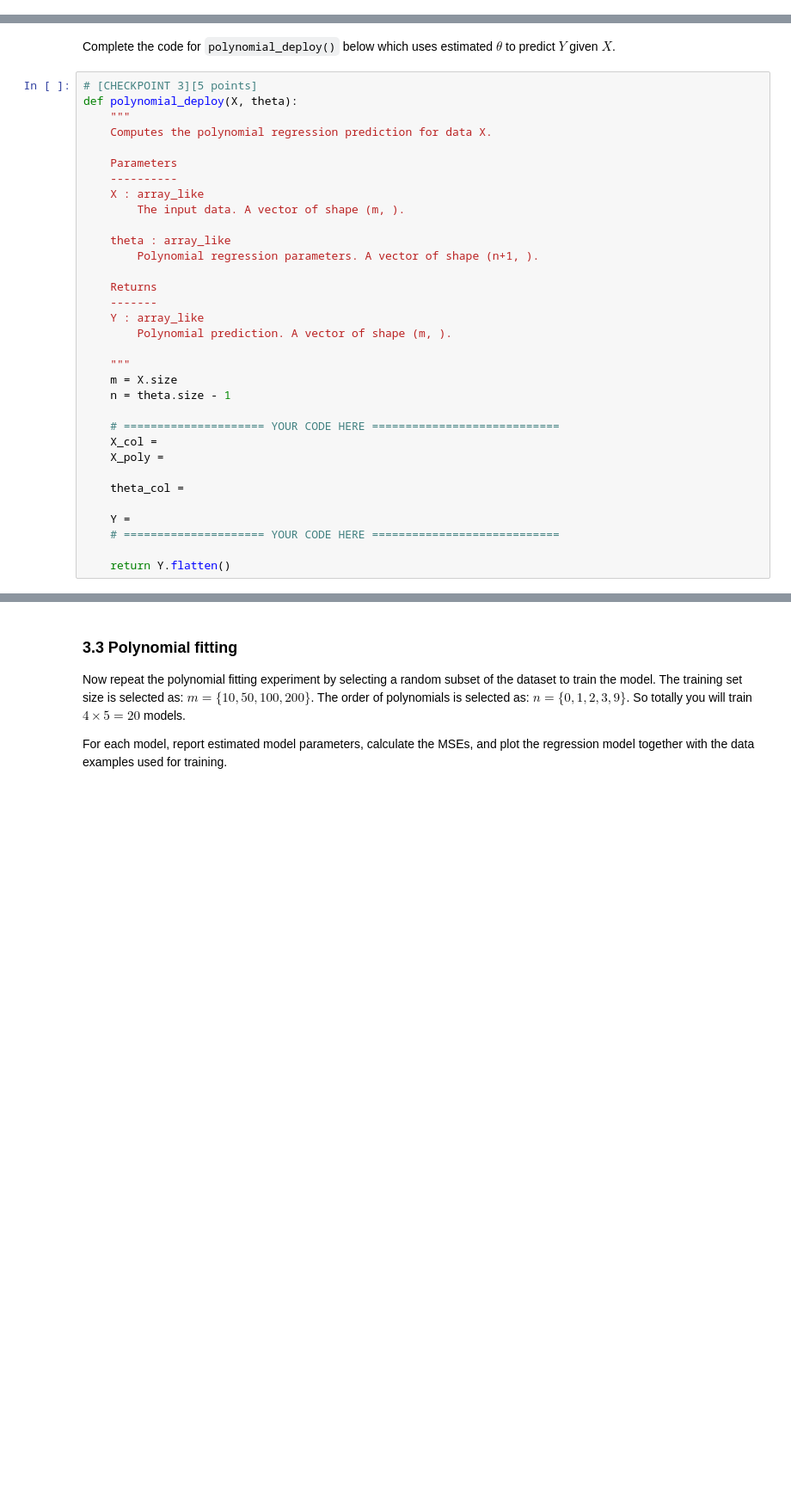
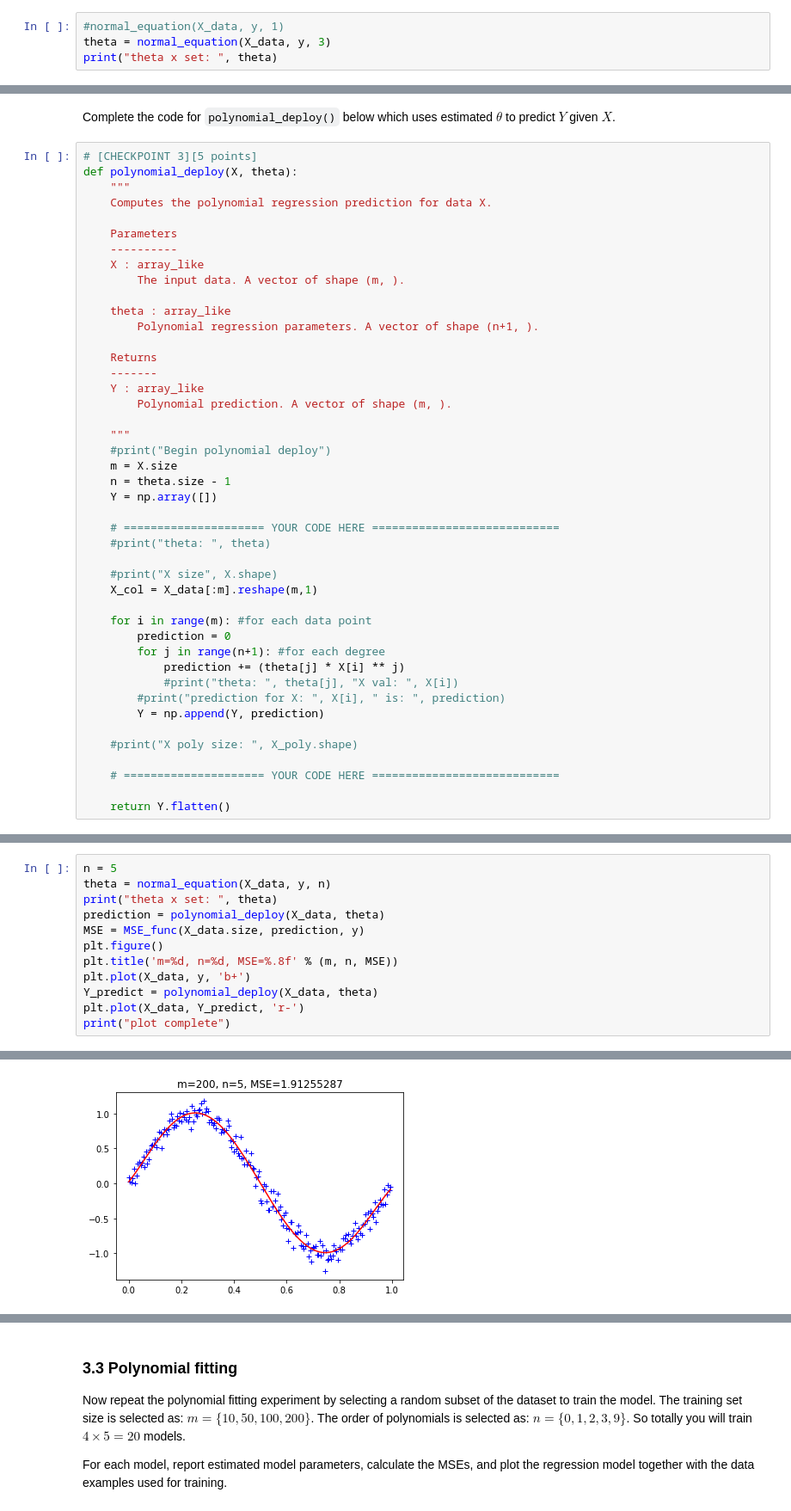
Before and after one commit to cmhay/MachineLearningHomework, a Jupyter notebook: HW2/HW2/hw2.ipynb, the cells around one changed output, grey strips where cells are left out. Shown at 86% size. Saved outputs shown, nothing was run; the diff lists cells and outputs as text; blank space fills up the shorter version.

```diff
--- a/HW2/HW2/hw2.ipynb
+++ b/HW2/HW2/hw2.ipynb
@@ -208,3 +241,7 @@ def normal_equation(X, Y, n):
 
     # =================================================================
     return theta.flatten()
+# %%
+#normal_equation(X_data, y, 1)
+theta = normal_equation(X_data, y, 3)
+print("theta x set: ", theta)
@@ -230,16 +269,27 @@ def polynomial_deploy(X, theta):
         Polynomial prediction. A vector of shape (m, ).
 
     """
+    #print("Begin polynomial deploy")
     m = X.size
     n = theta.size - 1
+    Y = np.array([])
 
     # ===================== YOUR CODE HERE ============================
-    X_col =
-    X_poly =
+    #print("theta: ", theta)
 
-    theta_col =
+    #print("X size", X.shape)
+    X_col = X_data[:m].reshape(m,1)
 
-    Y =
+    for i in range(m): #for each data point
+        prediction = 0
+        for j in range(n+1): #for each degree
+            prediction += (theta[j] * X[i] ** j)
+            #print("theta: ", theta[j], "X val: ", X[i])
+        #print("prediction for X: ", X[i], " is: ", prediction)
+        Y = np.append(Y, prediction)
+
+    #print("X poly size: ", X_poly.shape)
+
     # ===================== YOUR CODE HERE ============================
 
     return Y.flatten()
@@ -245,0 +303,13 @@ def polynomial_deploy(X, theta):
+# %%
+n = 5
+theta = normal_equation(X_data, y, n)
+print("theta x set: ", theta)
+prediction = polynomial_deploy(X_data, theta)
+MSE = MSE_func(X_data.size, prediction, y)
+plt.figure()
+plt.title('m=%d, n=%d, MSE=%.8f' % (m, n, MSE))
+plt.plot(X_data, y, 'b+')
+Y_predict = polynomial_deploy(X_data, theta)
+plt.plot(X_data, Y_predict, 'r-')
+print("plot complete")
+# %% [output]
@@ -245,0 +319 @@ def polynomial_deploy(X, theta):
+[figure, added]
```
Also changed, not shown: parts of 18 cells of this notebook, 2 other files.
